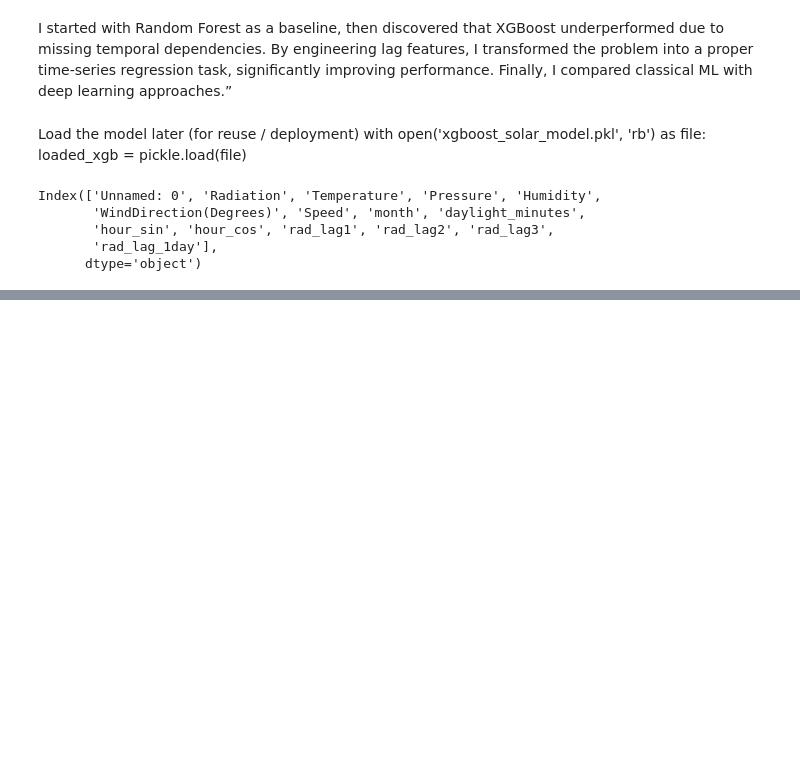
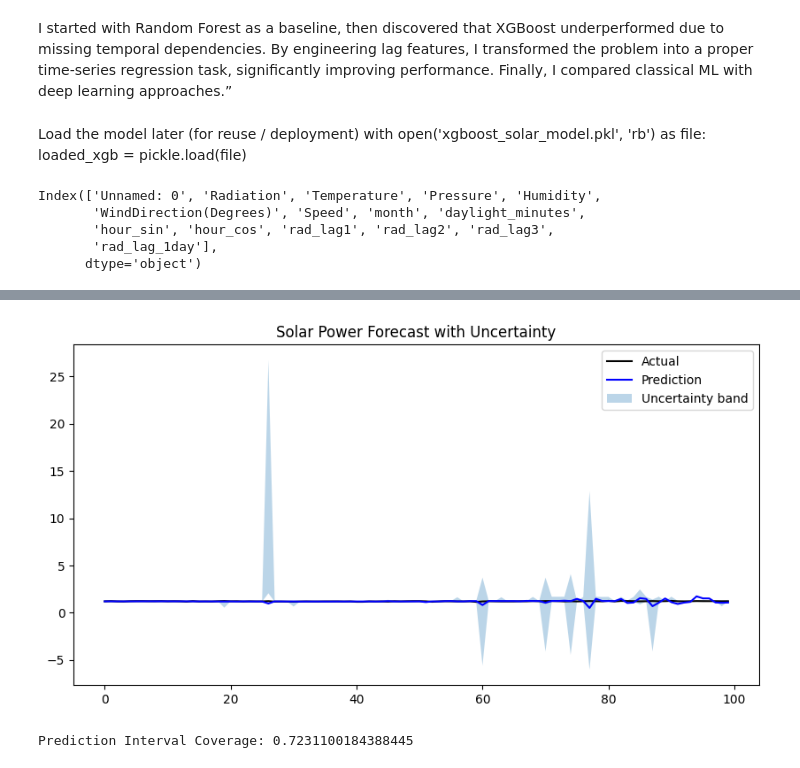
Before and after one commit to LavanyaArora2203/SolarQuest, a Jupyter notebook: Notebooks/modelTraining.ipynb, the cells around one changed output, grey strips where cells are left out. Saved outputs shown, nothing was run; the diff lists cells and outputs as text; code cells hidden in the pictures; blank space fills up the shorter version.

```diff
--- a/Notebooks/modelTraining.ipynb
+++ b/Notebooks/modelTraining.ipynb
@@ -312,3 +293,25 @@ Index(['Unnamed: 0', 'Radiation', 'Temperature', 'Pressure', 'Humidity',
        'hour_sin', 'hour_cos', 'rad_lag1', 'rad_lag2', 'rad_lag3',
        'rad_lag_1day'],
       dtype='object')
+# %%
+import xgboost as xgb
+
+def train_quantile_model(alpha):
+    return xgb.XGBRegressor(
+        objective="reg:quantileerror",
+        quantile_alpha=alpha,
+        n_estimators=400,
+        max_depth=6,
+        learning_rate=0.05,
+        subsample=0.8,
+        colsample_bytree=0.8,
+        random_state=42
+    )
+
+xgb_q10 = train_quantile_model(0.1)
+xgb_q50 = train_quantile_model(0.5)
+xgb_q90 = train_quantile_model(0.9)
+
+xgb_q10.fit(X_train, y_train)
+xgb_q50.fit(X_train, y_train)
+xgb_q90.fit(X_train, y_train)
@@ -314,0 +330,27 @@ Index(['Unnamed: 0', 'Radiation', 'Temperature', 'Pressure', 'Humidity',
+# %%
+lower = xgb_q10.predict(X_test)
+median = xgb_q50.predict(X_test)
+upper = xgb_q90.predict(X_test)
+# %%
+import matplotlib.pyplot as plt
+
+plt.figure(figsize=(10,5))
+plt.plot(y_test.values[:100], label="Actual", color="black")
+plt.plot(median[:100], label="Prediction", color="blue")
+plt.fill_between(
+    range(100),
+    lower[:100],
+    upper[:100],
+    alpha=0.3,
+    label="Uncertainty band"
+)
+plt.legend()
+plt.title("Solar Power Forecast with Uncertainty")
+plt.show()
+# %% [output]
+[figure, added]
+# %%
+coverage = ((y_test >= lower) & (y_test <= upper)).mean()
+print("Prediction Interval Coverage:", coverage)
+# %% [output]
+Prediction Interval Coverage: 0.7231100184388445
```
Also changed, not shown: parts of 10 cells of this notebook, 5 other files.
